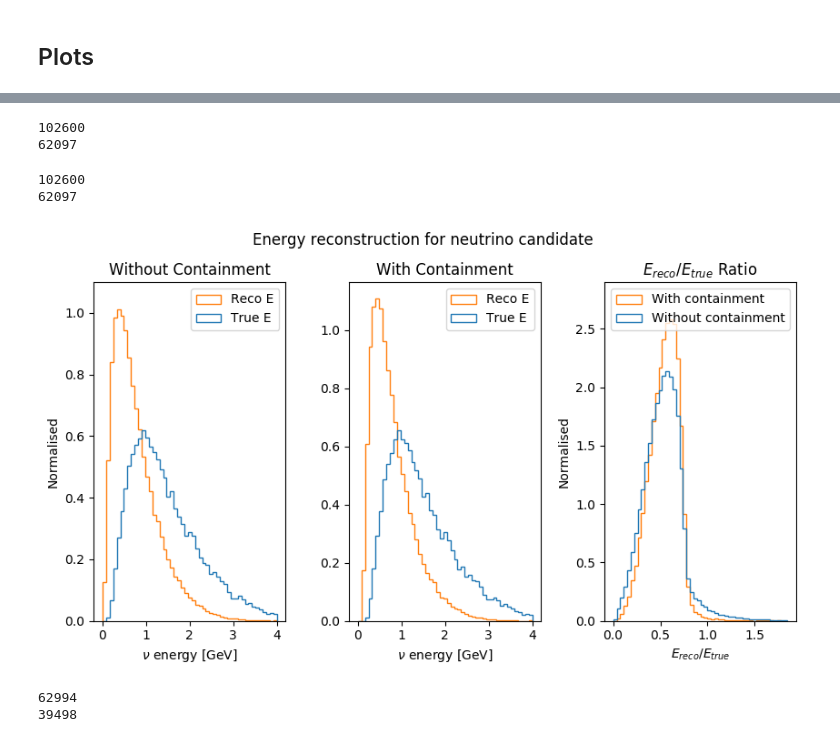
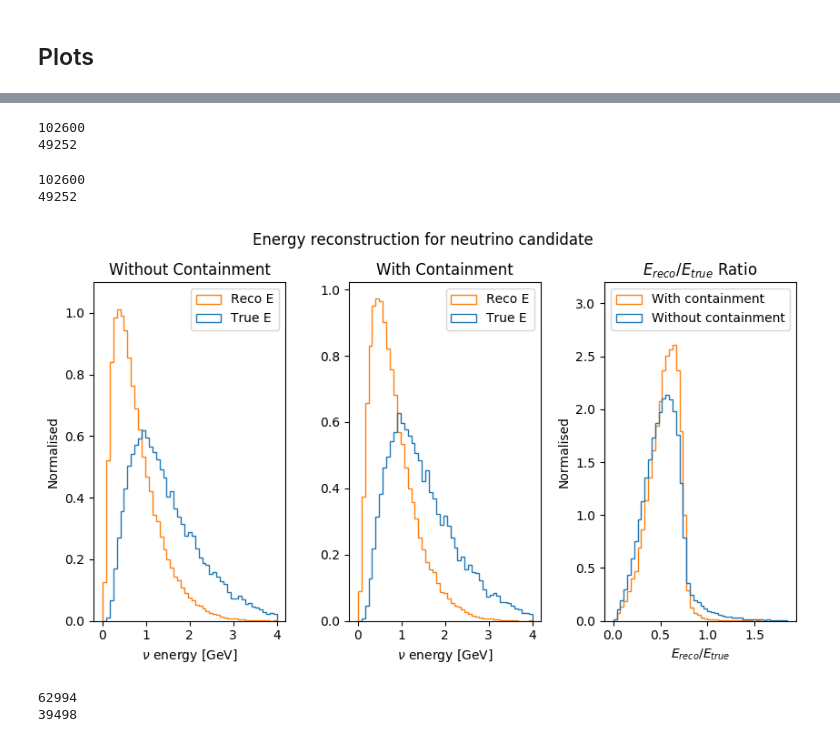
Before and after one commit to Wouter-VDP/LEE_analyzer, a Jupyter notebook: LEE_analyzer_plots.ipynb, the cells around one changed output, grey strips where cells are left out. Saved outputs shown, nothing was run; the diff lists cells and outputs as text; code cells hidden in the pictures.

```diff
--- a/LEE_analyzer_plots.ipynb
+++ b/LEE_analyzer_plots.ipynb
@@ -402,16 +439,17 @@ print(sum(lengths_n<cut))
 # Produce 2 dataframes, one before the extra cuts, one after, require both to have the category nu_e
 df_plot_before = df_shower[(df_shower['category'].isin(['e CC','Mixed']))]
 
-df_plot_after  = df_plot_before[df_plot_before['collectionhits']>100]
+df_plot_after  = df_plot_before[df_plot_before['collectionhits']>5]
 df_plot_after  = df_plot_after[df_plot_after['shower_containment_q']>.75]
 df_plot_after  = df_plot_after[df_plot_after.apply(lambda x: np.all(x['predict_p']>0.0003), axis=1)]
 df_plot_after  = df_plot_after[df_plot_after.apply(TrackRecoEnd, axis=1)]
+df_plot_after  = df_plot_after[df_plot_after['shower_sp_profile']]
 
 print(len(df_plot_before.index))
 print(len(df_plot_after.index))
 # %% [output]
 102600
-62097
+49252
 # %%
 # Total Energy Reconstruction
 
@@ -430,36 +468,36 @@ print(len(reco_after))
 
 labels = ['True E','Reco E']
 data_before= [true_before,reco_before]
 data_after= [true_after,reco_after]
 
 ax[0].hist(data_before,normed=1, bins=np.linspace(0,4.0, N), histtype='step', stacked=False, fill=False,label=labels)
 ax[0].set_xlabel(r'$\nu$ energy [GeV]')
 ax[0].set_ylabel('Normalised')
 ax[0].set_title('Without Containment')
 ax[0].set_ylim(0,1.1)
 ax[0].legend(loc=0)
 
 ax[1].hist(data_after,normed=1,  bins=np.linspace(0,4.0, N), histtype='step', stacked=False, fill=False,label=labels)
 ax[1].set_xlabel(r'$\nu$ energy [GeV]')
 ax[1].set_title('With Containment')
 ax[0].set_ylim(0,1.1)
 ax[1].legend(loc=0)
 
 relative = [np.divide(reco_before,true_before),np.divide(reco_after,true_after)]
 ax[2].hist(relative,normed=1, bins=N, histtype='step', fill=False,range=[0,1.85],label=['Without containment', 'With containment'])
 ax[2].set_xlabel(r'$E_{reco}/E_{true}$')
 ax[2].set_ylabel('Normalised')
 ax[2].set_title(r'$E_{reco}/E_{true}$ Ratio')
 ax[2].legend()
-ax[2].set_ylim(0,2.9)
+ax[2].set_ylim(0,3.2)
 
 plt.tight_layout()
 fig.subplots_adjust(top=0.87)
 plt.savefig('total_E.pdf')
 # %% [output]
 102600
-62097
+49252
-[figure, old version]
+[figure, new version]
 # %%
 #camparing the events with less than 100 hits with the one of more than 100
 df_plot_before = df_shower[(df_shower['category'].isin(['e CC','Mixed']))]
```
Also changed, not shown: parts of 6 cells of this notebook, 3 other files.
